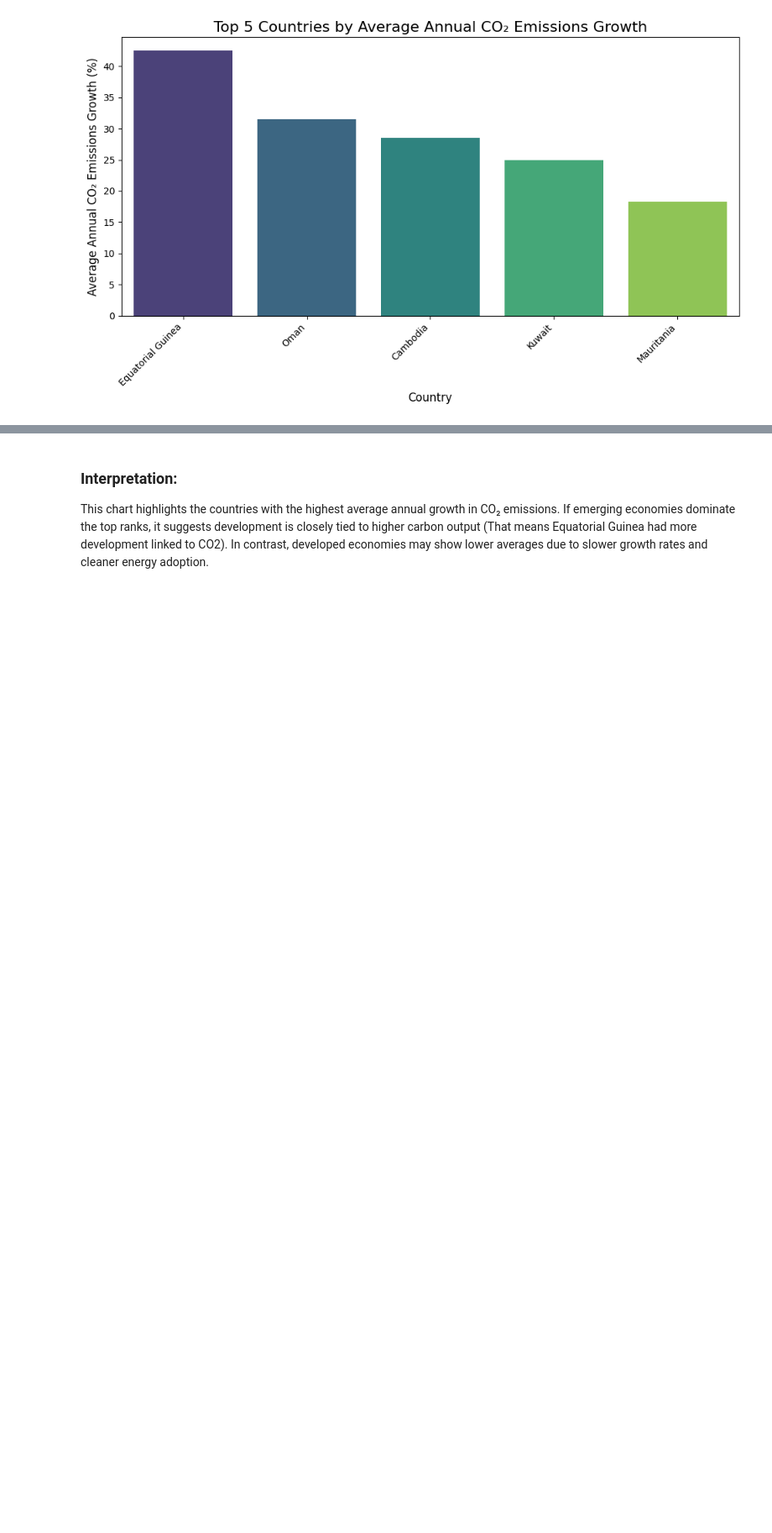
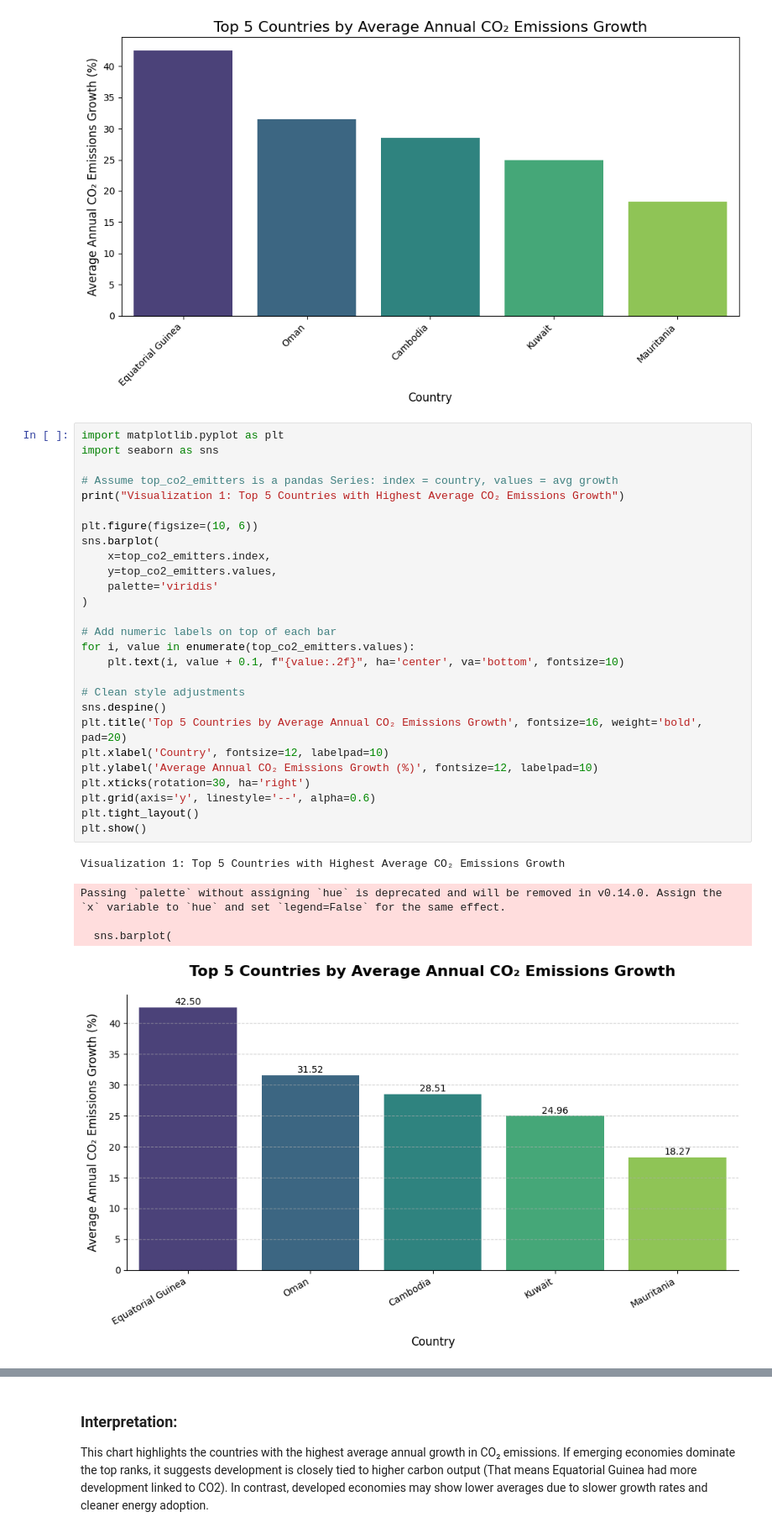
Before and after one commit to atp-dotcom/DSEintro, a Jupyter notebook: HW3/notebooks/Homework3.ipynb, the cells around one changed output, grey strips where cells are left out. Shown at 84% size. Cells and saved outputs as stored; diff of their text form; blank space fills up the shorter version.

```diff
--- a/HW3/notebooks/Homework3.ipynb
+++ b/HW3/notebooks/Homework3.ipynb
@@ -191,3 +191,36 @@ plt.show()
 # %% [output]
 Visualization 1: Top 5 Countries with Highest Average CO₂ Emissions Growth
 [figure]
+# %%
+import matplotlib.pyplot as plt
+import seaborn as sns
+
+# Assume top_co2_emitters is a pandas Series: index = country, values = avg growth
+print("Visualization 1: Top 5 Countries with Highest Average CO₂ Emissions Growth")
+
+plt.figure(figsize=(10, 6))
+sns.barplot(
+    x=top_co2_emitters.index,
+    y=top_co2_emitters.values,
+    palette='viridis'
+)
+
+# Add numeric labels on top of each bar
+for i, value in enumerate(top_co2_emitters.values):
+    plt.text(i, value + 0.1, f"{value:.2f}", ha='center', va='bottom', fontsize=10)
+
+# Clean style adjustments
+sns.despine()
+plt.title('Top 5 Countries by Average Annual CO₂ Emissions Growth', fontsize=16, weight='bold', pad=20)
+plt.xlabel('Country', fontsize=12, labelpad=10)
+plt.ylabel('Average Annual CO₂ Emissions Growth (%)', fontsize=12, labelpad=10)
+plt.xticks(rotation=30, ha='right')
+plt.grid(axis='y', linestyle='--', alpha=0.6)
+plt.tight_layout()
+plt.show()
+# %% [output]
+Visualization 1: Top 5 Countries with Highest Average CO₂ Emissions Growth
+Passing `palette` without assigning `hue` is deprecated and will be removed in v0.14.0. Assign the `x` variable to `hue` and set `legend=False` for the same effect.
+
+  sns.barplot(
+[figure, added]
```
Also changed, not shown: parts of 1 cell of this notebook, 3 other files.
